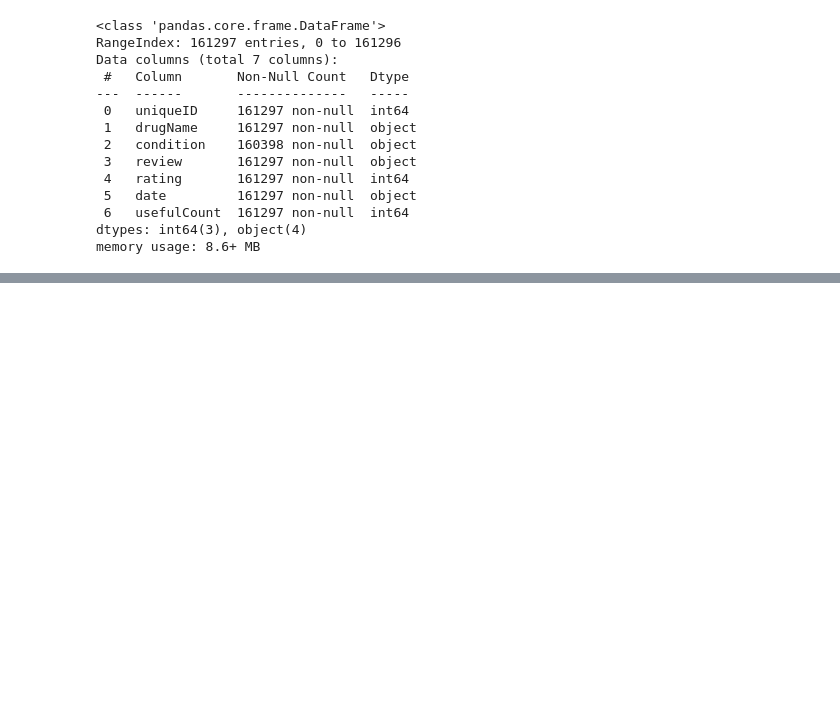
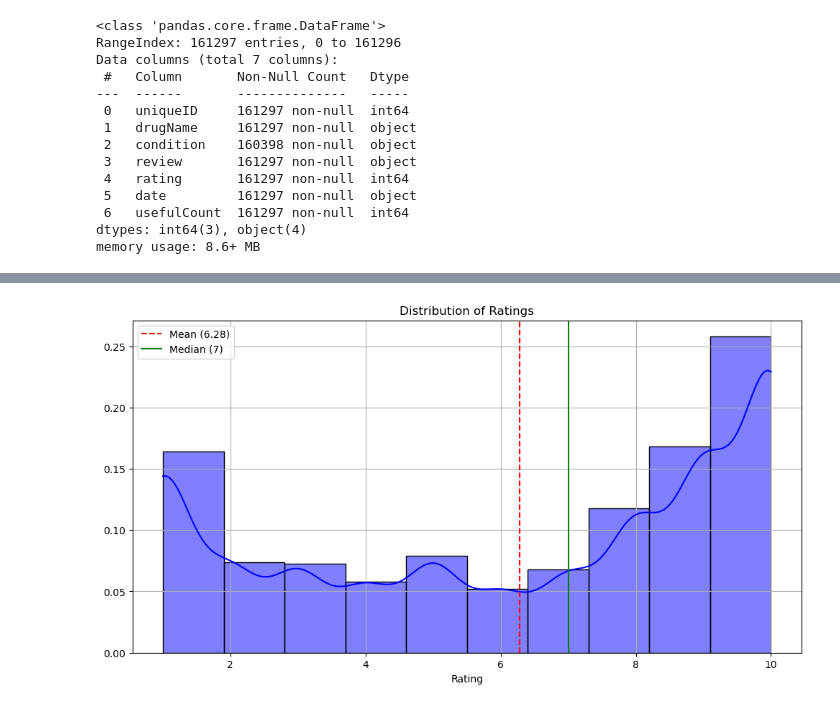
Before and after one commit to celefigs/collaborative_project, a Jupyter notebook: celes_copy.ipynb, the cells around one changed output, grey strips where cells are left out. Saved outputs shown, nothing was run; the diff lists cells and outputs as text; code cells hidden in the pictures; blank space fills up the shorter version.

```diff
--- a/celes_copy.ipynb
+++ b/celes_copy.ipynb
@@ -67,5 +43,7 @@ array(['Left Ventricular Dysfunction', 'ADHD', 'Birth Control',
 # %%
-#remove columns
+#remove column "UniqueID"
 
-drug_data_df.columns 'uniqueID'
+drug_data_df=drug_data_df.drop(columns=['uniqueID'])
+
+drug_data_df.head(2)
 # %% [output]
@@ -74,0 +53,8 @@ Index(['uniqueID', 'drugName', 'condition', 'review', 'rating', 'date',
+# %%
+#search related words in a "condition" column and create a new DataFrame with only the relevant conditions
+
+pattern = r'birth|birth control|contraception|contraceptive methods|birth control pills|birth control devices|family planning|pregnancy|newborn'
+
+filtered_df = drug_data_df[drug_data_df['condition'].str.contains(pattern, case=False, na=False)]
+
+filtered_df.head()
@@ -74,0 +144,16 @@ Index(['uniqueID', 'drugName', 'condition', 'review', 'rating', 'date',
+# %%
+# Rating
+
+plt.figure(figsize=(12, 6))
+
+sns.histplot(filtered_df['rating'], bins=10, kde=True, color='blue', stat='density')
+
+plt.axvline(x=filtered_df['rating'].mean(), color='red', linestyle='--', label='Mean (6.28)')
+plt.axvline(x=filtered_df['rating'].median(), color='green', linestyle='-', label='Median (7)')
+plt.title('Distribution of Ratings')
+plt.xlabel('Rating')
+plt.ylabel('')
+plt.legend()
+plt.grid()
+# %% [output]
+[figure, added]
```
Also changed, not shown: parts of 10 cells of this notebook.
